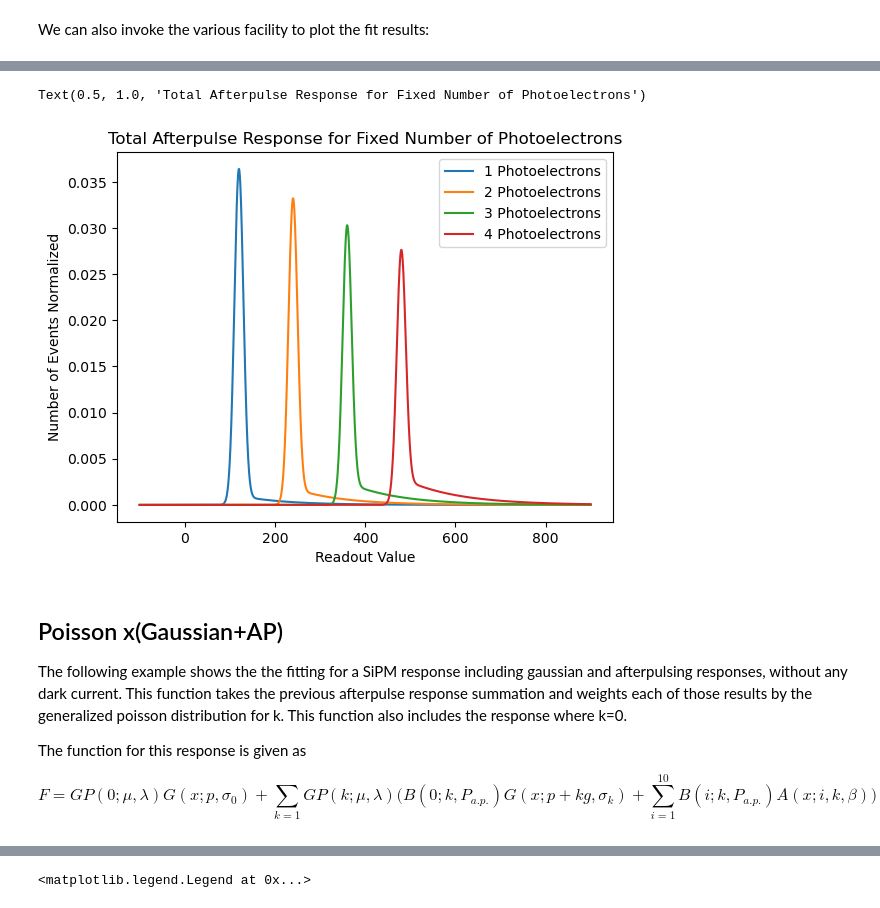
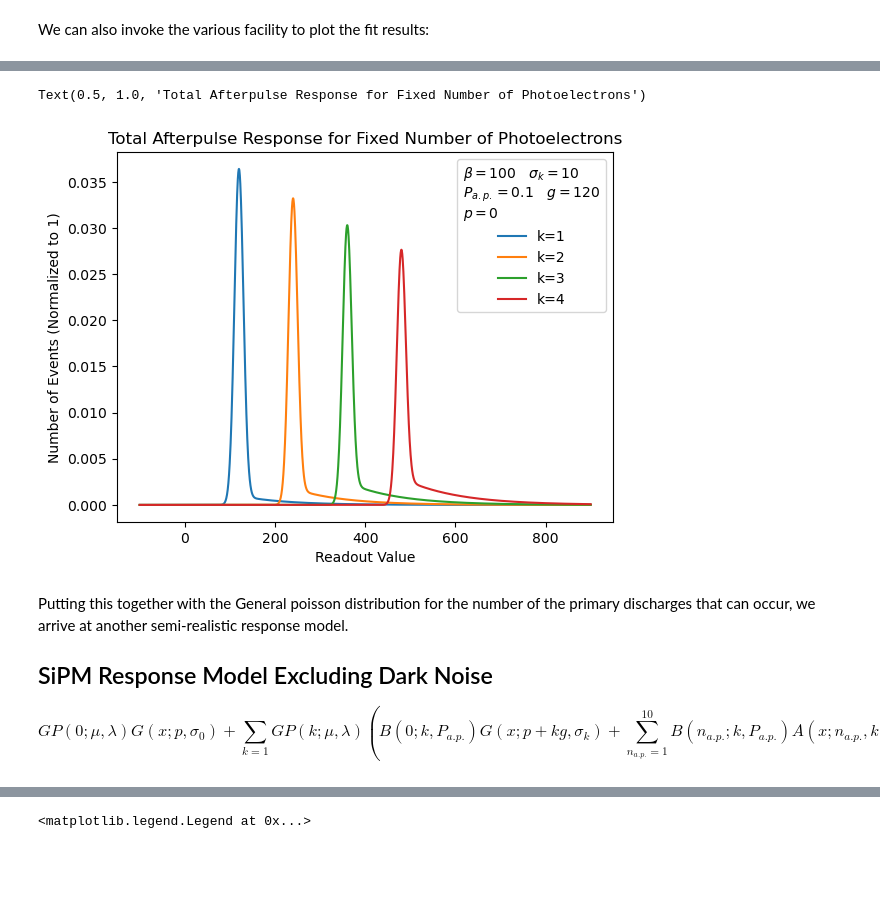
Before and after one commit to UMDCMS/sipmpdf, a Jupyter notebook: docs/sipm_functions.ipynb, the cells around one changed output, grey strips where cells are left out. Cells and saved outputs as stored; diff of their text form; code cells hidden in the pictures; blank space fills up the shorter version.

Commit message:
Updated documentation and simplified AP smearing

```diff
--- a/docs/sipm_functions.ipynb
+++ b/docs/sipm_functions.ipynb
@@ -304,29 +292,33 @@ where $B(i;k,P_{a.p.})$ is the binomial probability of $i$ afterpulses given $k$
 # %%
 x = np.linspace(-100, 900, 2000)
+ap_beta_=100
+ap_prob_=.1
+pedestal_=0
+gain_=120
+sigma_k_=10
 
-sum_ap_response_1=sipmpdf.functions._full_afterpulse_response(x=x,ap_smear=15,ap_beta=100,ap_prob=.1,total=1,pedestal=0,gain=120,sigma_k=10)
-sum_ap_response_2=sipmpdf.functions._full_afterpulse_response(x=x,ap_smear=15,ap_beta=100,ap_prob=.1,total=2,pedestal=0,gain=120,sigma_k=10)
-sum_ap_response_3=sipmpdf.functions._full_afterpulse_response(x=x,ap_smear=15,ap_beta=100,ap_prob=.1,total=3,pedestal=0,gain=120,sigma_k=10)
-sum_ap_response_4=sipmpdf.functions._full_afterpulse_response(x=x,ap_smear=15,ap_beta=100,ap_prob=.1,total=4,pedestal=0,gain=120,sigma_k=10)
+sum_ap_response_1=sipmpdf.functions._full_afterpulse_response(x=x,ap_beta=ap_beta_,ap_prob=ap_prob_,total=1,pedestal=pedestal_,gain=gain_,sigma_k=sigma_k_)
+sum_ap_response_2=sipmpdf.functions._full_afterpulse_response(x=x,ap_beta=ap_beta_,ap_prob=ap_prob_,total=2,pedestal=pedestal_,gain=gain_,sigma_k=sigma_k_)
+sum_ap_response_3=sipmpdf.functions._full_afterpulse_response(x=x,ap_beta=ap_beta_,ap_prob=ap_prob_,total=3,pedestal=pedestal_,gain=gain_,sigma_k=sigma_k_)
+sum_ap_response_4=sipmpdf.functions._full_afterpulse_response(x=x,ap_beta=ap_beta_,ap_prob=ap_prob_,total=4,pedestal=pedestal_,gain=gain_,sigma_k=sigma_k_)
 
-plt.plot(x,sum_ap_response_1, label=f'1 Photoelectrons')
-plt.plot(x,sum_ap_response_2, label=f'2 Photoelectrons')
-plt.plot(x,sum_ap_response_3, label=f'3 Photoelectrons')
-plt.plot(x,sum_ap_response_4, label=f'4 Photoelectrons')
-plt.legend()
+plt.plot(x,sum_ap_response_1, label=f'k=1')
+plt.plot(x,sum_ap_response_2, label=f'k=2')
+plt.plot(x,sum_ap_response_3, label=f'k=3')
+plt.plot(x,sum_ap_response_4, label=f'k=4')
+#plt.legend(title=r'$\beta=$'f'{ap_beta_}' \quad \sigma_k=10$' '\n' '$P_{a.p}=.1 \quad g=120$' '\n' '$p=0$')
+plt.legend(title=r'$\beta=$'f'{ap_beta_}'r'$\quad \sigma_k=$'f'{sigma_k_} \n'r'$P_{a.p.}=$'f'{ap_prob_}'r'$\quad g=$'f'{gain_} \n'r'$p=$'f'{pedestal_}')
 plt.xlabel('Readout Value')
-plt.ylabel('Number of Events Normalized')
+plt.ylabel('Number of Events (Normalized to 1)')
 plt.title('Total Afterpulse Response for Fixed Number of Photoelectrons')
 # %% [output]
 Text(0.5, 1.0, 'Total Afterpulse Response for Fixed Number of Photoelectrons')
-[figure, old version]
+[figure, new version]
 # %% [markdown]
-## Poisson x(Gaussian+AP)
+Putting this together with the General poisson distribution for the number of the primary discharges that can occur, we arrive at another semi-realistic response model.
 
-The following example shows the the fitting for a SiPM response including gaussian and afterpulsing responses, without any dark current. This function takes the previous afterpulse response summation and weights each of those results by the generalized poisson distribution for k. This function also includes the response where k=0.
+## SiPM Response Model Excluding Dark Noise
 
-The function for this response is given as
-
-$$F=GP(0;\mu,\lambda)G(x;p,\sigma_0)+ \sum_{k=1}GP(k;\mu,\lambda) \Biggl( B(0;k,P_{a.p.})G(x;p+kg,\sigma_k)+\sum_{i=1}^{10} B(i;k,P_{a.p.})A(x;i,k,\beta)\Biggr) $$
+$$GP(0;\mu,\lambda)G(x;p,\sigma_0)+ \sum_{k=1}GP(k;\mu,\lambda) \left( B(0;k,P_{a.p.})G(x;p+kg,\sigma_k)+\sum_{n_{a.p.}=1}^{10} B(n_{a.p.};k,P_{a.p.})A(x;n_{a.p.},k,\beta)\right) $$
 # %%
 #Create pdf for the response with no dark current
```
Also changed, not shown: parts of 27 cells of this notebook, 1 other file.
